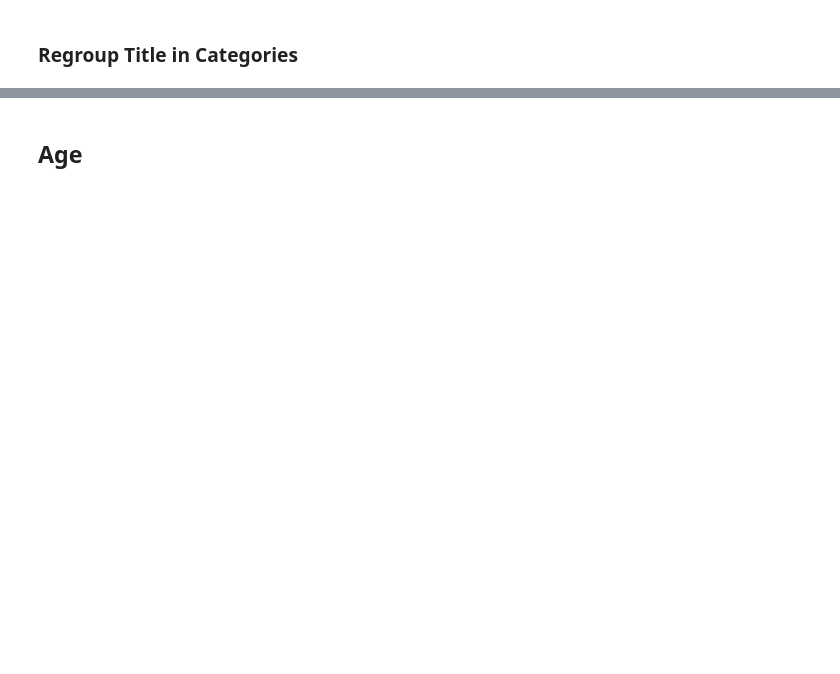
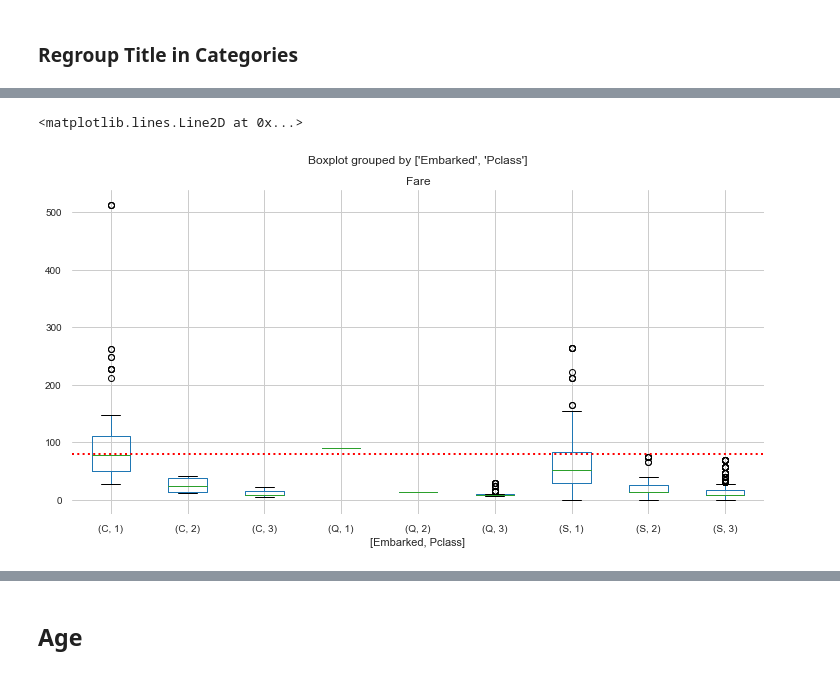
Before and after one commit to mathprovgit/kaggle-titanic, a Jupyter notebook: kaggle_Titanic.ipynb, the cells around one changed output, grey strips where cells are left out. Cells and saved outputs as stored; diff of their text form; code cells hidden in the pictures; blank space fills up the shorter version.

```diff
--- a/kaggle_Titanic.ipynb
+++ b/kaggle_Titanic.ipynb
@@ -214,0 +293,7 @@ if False:
+# %%
+Fare_price=train_df.loc[train_df.PassengerId==62,'Fare'].values[0]
+ax=train_df[['Pclass','Fare','Embarked']].dropna().boxplot(column='Fare',by=['Embarked','Pclass'],figsize=(12,6))
+ax.axhline(y=Fare_price, color="red",linewidth=2,linestyle='dotted')
+# %% [output]
+<matplotlib.lines.Line2D at 0x...>
+[figure, added]
```
Also changed, not shown: parts of 86 cells of this notebook, 2 other files.
